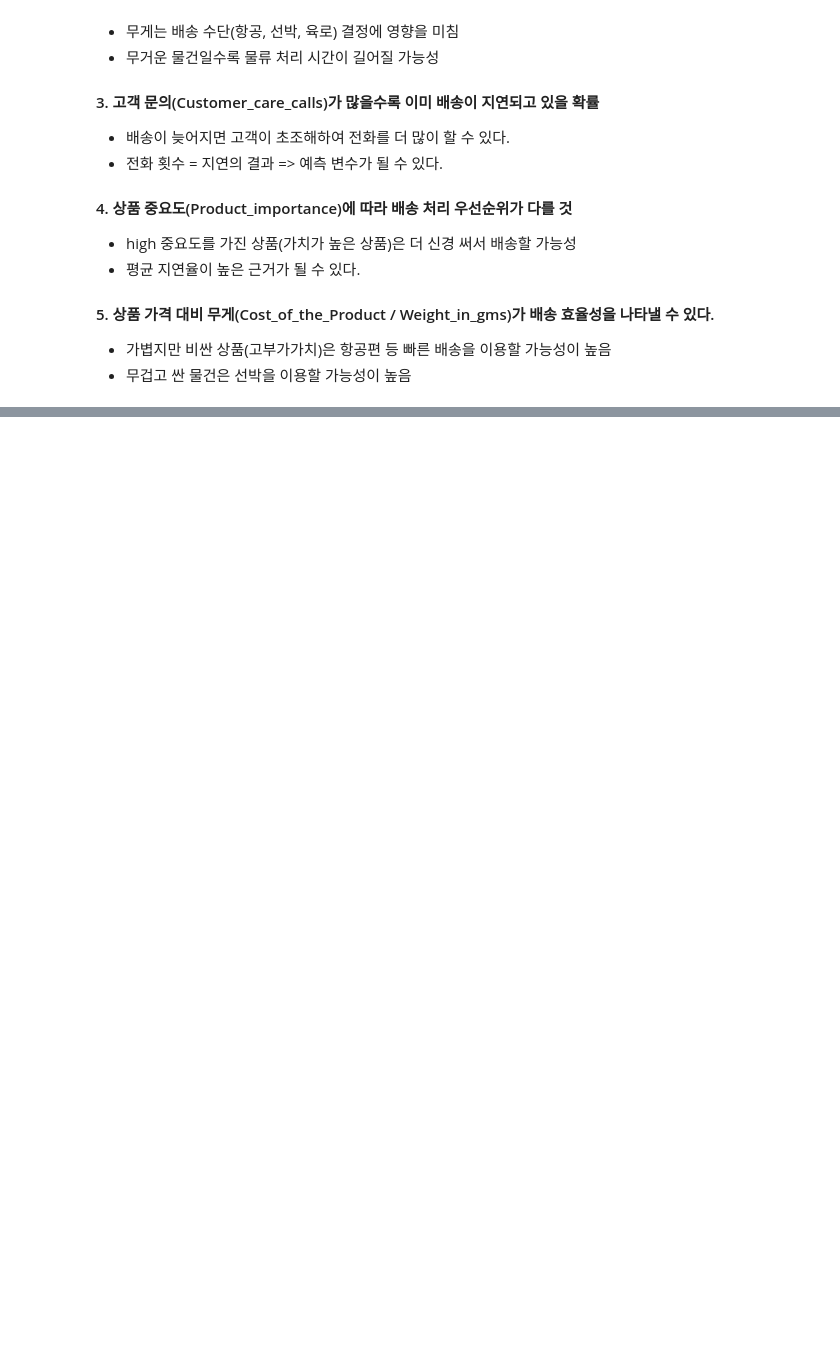
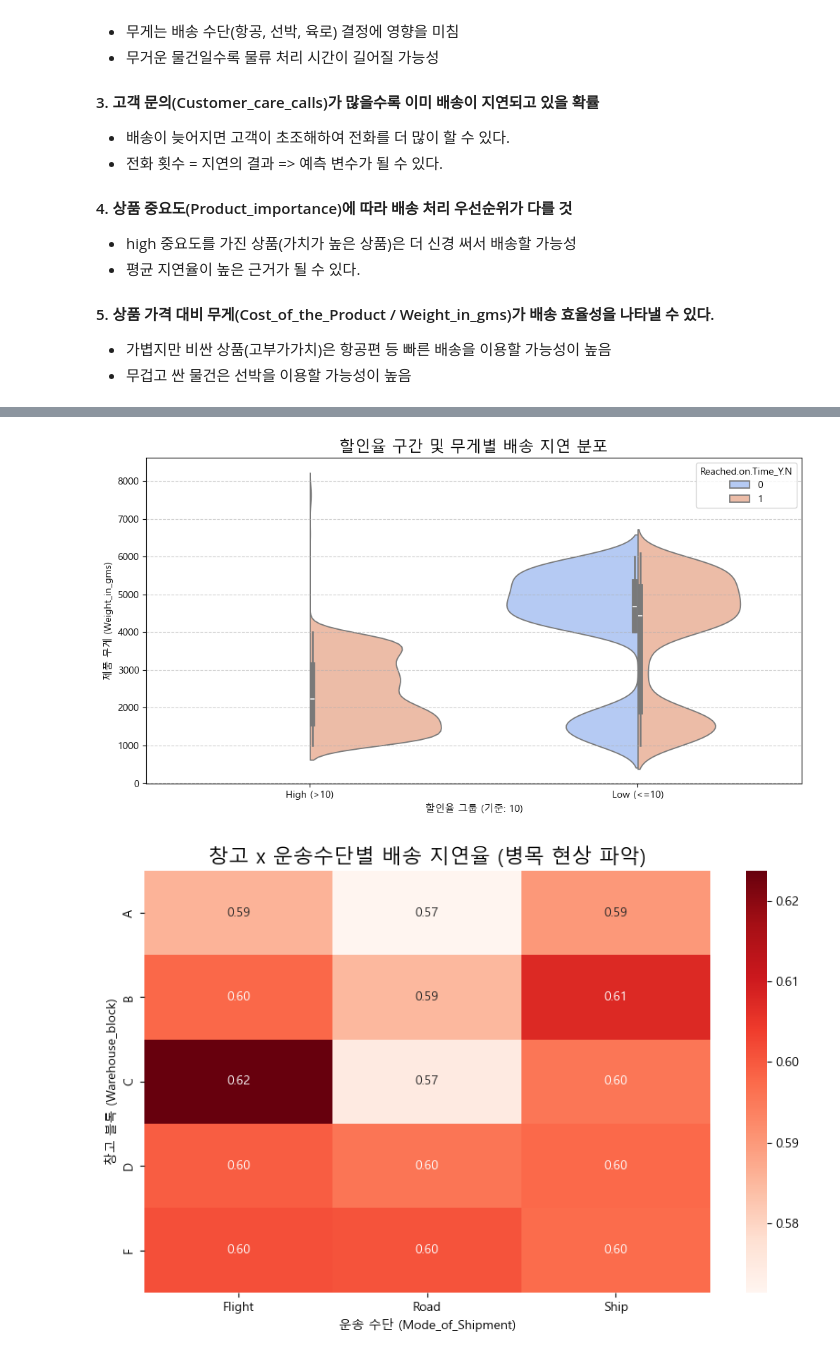
Before and after one commit to dfre1233-sddweq/Ecom_Shipping, a Jupyter notebook: ECS_EDA.ipynb, the cells around one changed output, grey strips where cells are left out. Saved outputs shown, nothing was run; the diff lists cells and outputs as text; code cells hidden in the pictures; blank space fills up the shorter version.

```diff
--- a/ECS_EDA.ipynb
+++ b/ECS_EDA.ipynb
@@ -419,0 +543,60 @@ plt.show()
+# %%
+# ---------------------------------------------------------
+# 1. Discount x Weight: 할인율 구간과 무게에 따른 지연 분석
+# ---------------------------------------------------------
+# 할인율 10을 기준으로 그룹 생성
+df['Discount_Group'] = df['Discount_offered'].apply(lambda x: 'High (>10)' if x > 10 else 'Low (<=10)')
+
+plt.figure(figsize=(12, 6))
+sns.violinplot(x='Discount_Group', y='Weight_in_gms', hue='Reached.on.Time_Y.N',
+               data=df, split=True, palette='coolwarm')
+plt.title('할인율 구간 및 무게별 배송 지연 분포', fontsize=16)
+plt.xlabel('할인율 그룹 (기준: 10)')
+plt.ylabel('제품 무게 (Weight_in_gms)')
+plt.grid(axis='y', linestyle='--', alpha=0.6)
+plt.show()
+
+# 인사이트 포인트:
+# - 'High' 그룹에서 특정 무게 대에 데이터가 쏠려있는지,
+# - 'Low' 그룹 내에서 지연(1)과 정시(0)의 무게 분포 차이가 극명한지 확인하세요.
+
+
+# ---------------------------------------------------------
+# 2. Mode x Warehouse: 창고와 운송수단 간의 병목 구간 분석
+# ---------------------------------------------------------
+# 창고별, 운송수단별 배송 지연율(평균) 계산
+warehouse_mode_delay = df.pivot_table(index='Warehouse_block',
+                                      columns='Mode_of_Shipment',
+                                      values='Reached.on.Time_Y.N',
+                                      aggfunc='mean')
+
+plt.figure(figsize=(10, 6))
+sns.heatmap(warehouse_mode_delay, annot=True, cmap='Reds', fmt='.2f')
+plt.title('창고 x 운송수단별 배송 지연율 (병목 현상 파악)', fontsize=16)
+plt.xlabel('운송 수단 (Mode_of_Shipment)')
+plt.ylabel('창고 블록 (Warehouse_block)')
+plt.show()
+
+# 인사이트 포인트:
+# - 특정 창고와 운송수단의 조합에서 지연율이 유독 높은 구간(진한 빨간색)이 있는지 확인하세요.
+# - 예: 창고 F에서 Ship을 이용할 때의 지연율이 다른 조합보다 눈에 띄게 높은지 등
+
+
+# ---------------------------------------------------------
+# 3. Importance x Cost: 제품 중요도와 가격 대비 지연 특이 케이스
+# ---------------------------------------------------------
+plt.figure(figsize=(12, 6))
+sns.boxplot(x='Product_importance', y='Cost_of_the_Product', hue='Reached.on.Time_Y.N',
+            data=df, palette='Set2')
+plt.title('제품 중요도 및 가격별 배송 지연 현황', fontsize=16)
+plt.xlabel('제품 중요도 (Product_importance)')
+plt.ylabel('제품 가격 (Cost_of_the_Product)')
+plt.legend(title='지연 여부 (1:지연)', loc='upper right')
+plt.show()
+
+# 인사이트 포인트:
+# - 'High' 중요도인데도 가격이 높으면서 지연이 발생하는 이상치(Outlier)가 많은지 확인하세요.
+# - 중요도가 높은 제품에 대해 특별 관리가 이루어지고 있는지 가격대별로 분포를 비교할 수 있습니다.
+# %% [output]
+[figure, added]
+[figure, added]
```
Also changed, not shown: parts of 10 cells of this notebook.
